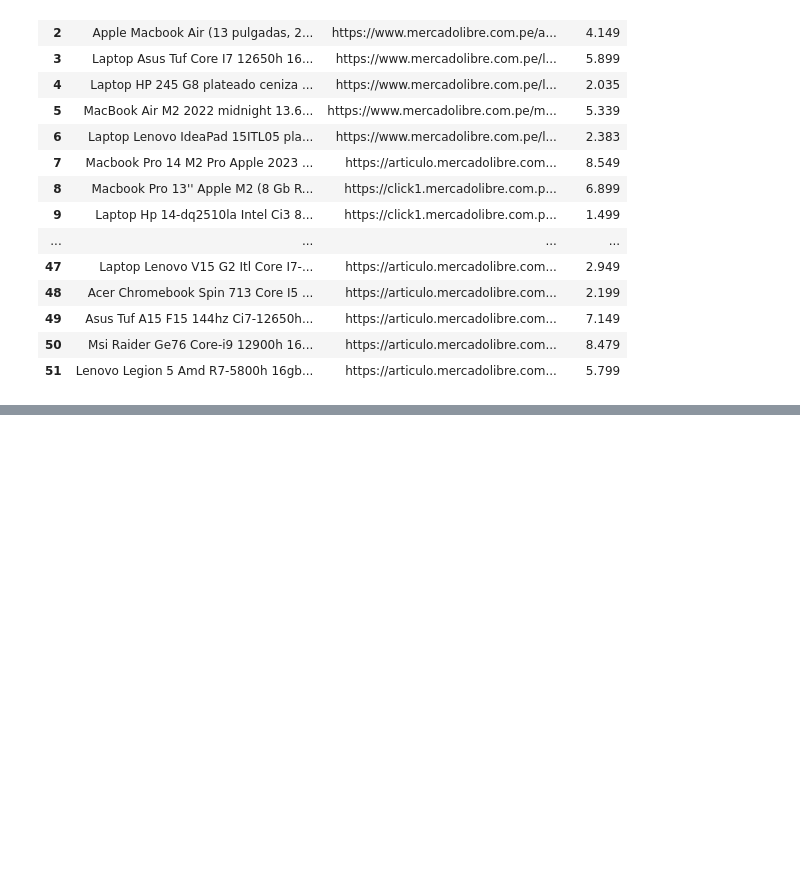
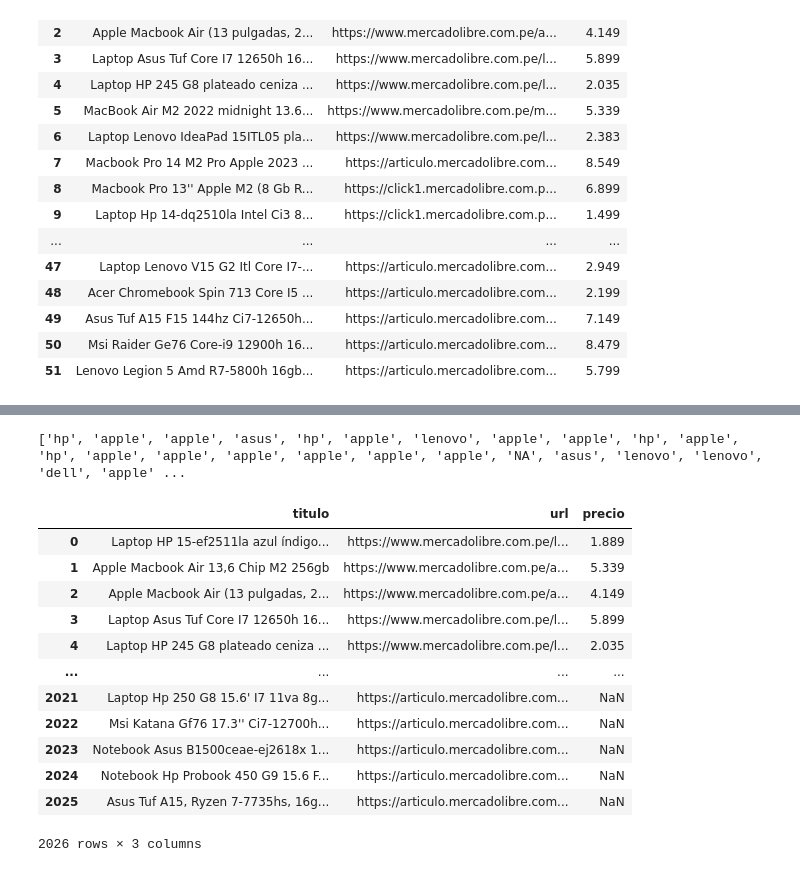
Before and after one commit to BrendaAnali/Trabajo-Final-LP2, a Jupyter notebook: scraping-mercado-libre.ipynb, the cells around one changed output, grey strips where cells are left out. Saved outputs shown, nothing was run; the diff lists cells and outputs as text; code cells hidden in the pictures; blank space fills up the shorter version.

Commit message:
extrayendo las laptops de todas las paginas

```diff
--- a/scraping-mercado-libre.ipynb
+++ b/scraping-mercado-libre.ipynb
@@ -82,0 +86,5 @@ df
+# %%
+#ver el inicio de pagina es decir la pagina 1
+pagina1 = soup.find("span",attrs={"class":"andes-pagination__link"}).text
+pagina1=int(pagina1)
+pagina1
@@ -82,0 +93,4 @@ df
+# %%
+#ahora sacar el 40 pagina
+final = soup.find("li",attrs= {"class":"andes-pagination__page-count"})
+int(final.text.split(" ")[1])# convierte a entero lo que esta en caracter y ademas hace un espacio
@@ -82,0 +99,5 @@ df
+# %%
+#se crea listas vacias que se iran agregadando elementos del siguente codigo
+lista_titulos = []
+lista_urls = []
+lista_precios = []
@@ -82,0 +167,28 @@ df
+# %%
+#codigo para agregar valores nulos a los que no tengan valores para tenr iguales longitudes de filas
+import pandas as pd
+import numpy as np
+
+# Verificar longitudes de las listas
+length_titulos = len(lista_titulos)
+length_urls = len(lista_urls)
+length_precios = len(lista_precios)
+
+# Obtener la longitud máxima de las listas
+max_length = max(length_titulos, length_urls, length_precios)
+
+# Rellenar las listas con valores nulos si es necesario
+if length_titulos < max_length:
+    lista_titulos.extend([np.nan] * (max_length - length_titulos))
+if length_urls < max_length:
+    lista_urls.extend([np.nan] * (max_length - length_urls))
+if length_precios < max_length:
+    lista_precios.extend([np.nan] * (max_length - length_precios))
+
+# Crear el DataFrame con las listas
+data = pd.DataFrame({'titulo': lista_titulos, 'url': lista_urls, 'precio': lista_precios})
+
+# Verificar las longitudes nuevamente
+print(len(data['titulo']))
+print(len(data['url']))
+print(len(data['precio']))
@@ -82,0 +199,38 @@ df
+# %%
+#líneas de codigos para extraer las marcas de las laptops
+import re
+
+lista_marcas = []
+
+# Patrones de marcas conocidas
+patrones_marcas = ["hp", "lenovo", "apple", "dell", "asus"]  # Agrega aquí las marcas que deseas buscar
+
+for titulo in lista_titulos:
+    # Buscar coincidencias con los patrones de marcas
+    matches = re.findall(r'\b(?:' + '|'.join(patrones_marcas) + r')\b', titulo.lower())
+
+    if matches:
+        marca_encontrada = matches[0]
+        lista_marcas.append(marca_encontrada)
+    else:
+        lista_marcas.append("NA")
+
+print(lista_marcas)
+# %% [output]
+['hp', 'apple', 'apple', 'asus', 'hp', 'apple', 'lenovo', 'apple', 'apple', 'hp', 'apple', 'hp', 'apple', 'apple', 'apple', 'apple', 'apple', 'apple', 'NA', 'asus', 'lenovo', 'lenovo', 'dell', 'apple' ...
+# %%
+data
+# %% [output]
+|  | titulo | url | precio |
+| 0 | Laptop HP 15-ef2511la azul índigo... | https://www.mercadolibre.com.pe/l... | 1.889 |
+| 1 | Apple Macbook Air 13,6 Chip M2 256gb | https://www.mercadolibre.com.pe/a... | 5.339 |
+| 2 | Apple Macbook Air (13 pulgadas, 2... | https://www.mercadolibre.com.pe/a... | 4.149 |
+| 3 | Laptop Asus Tuf Core I7 12650h 16... | https://www.mercadolibre.com.pe/l... | 5.899 |
+| 4 | Laptop HP 245 G8 plateado ceniza ... | https://www.mercadolibre.com.pe/l... | 2.035 |
+| ... | ... | ... | ... |
+| 2021 | Laptop Hp 250 G8 15.6' I7 11va 8g... | https://articulo.mercadolibre.com... | NaN |
+| 2022 | Msi Katana Gf76 17.3'' Ci7-12700h... | https://articulo.mercadolibre.com... | NaN |
+| 2023 | Notebook Asus B1500ceae-ej2618x 1... | https://articulo.mercadolibre.com... | NaN |
+| 2024 | Notebook Hp Probook 450 G9 15.6 F... | https://articulo.mercadolibre.com... | NaN |
+| 2025 | Asus Tuf A15, Ryzen 7-7735hs, 16g... | https://articulo.mercadolibre.com... | NaN |
+2026 rows × 3 columns
```
Also changed, not shown: parts of 11 cells of this notebook.
